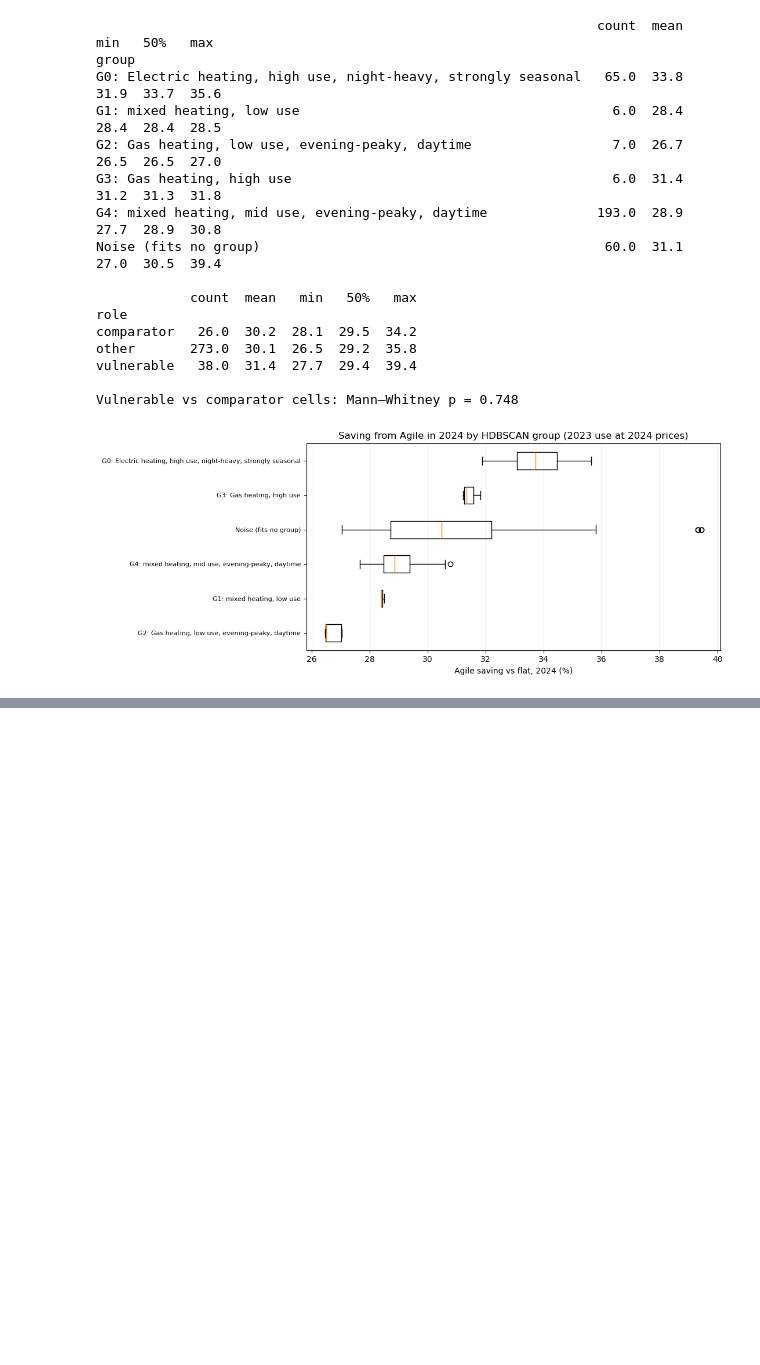
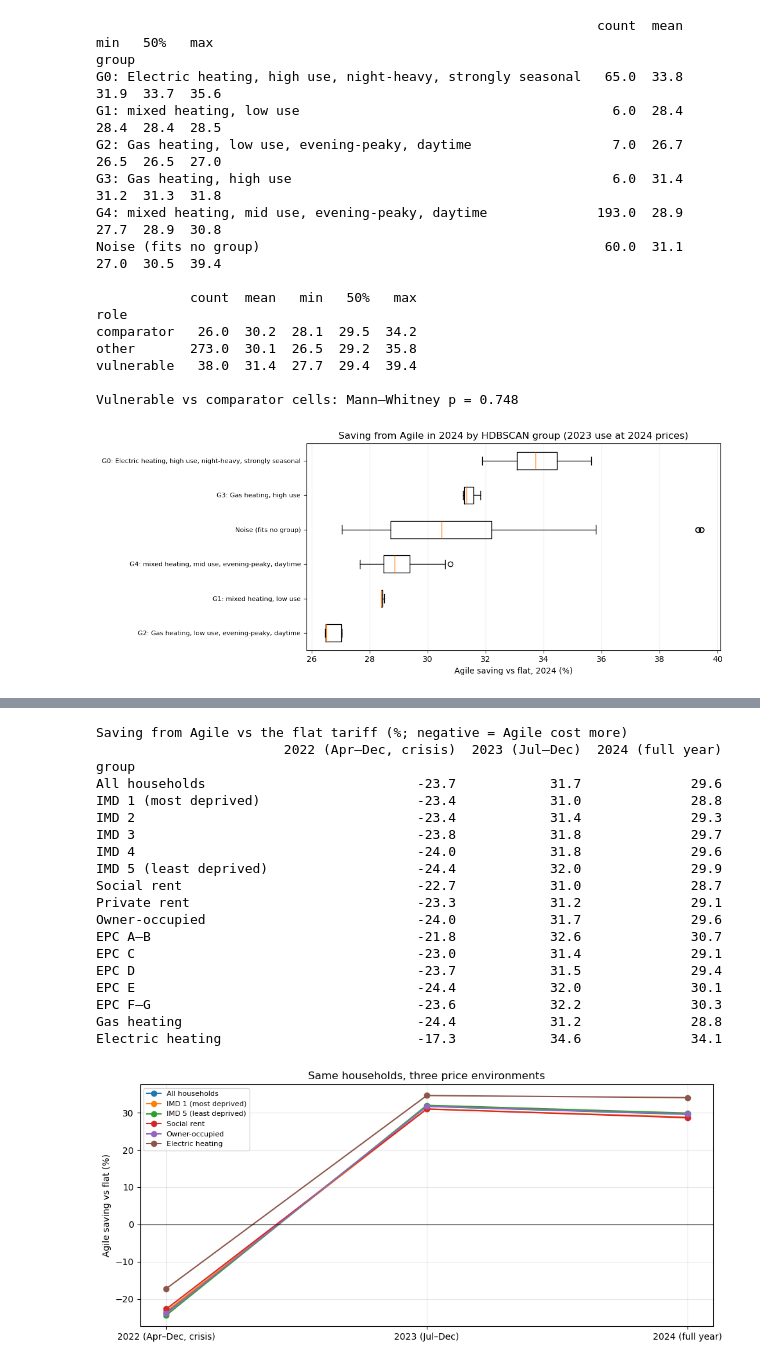
Before and after one commit to joshi-akanksha/Equitable-Energy-Load-Modeling, a Jupyter notebook: EnergyPovertyTariffs.ipynb, the cells around one changed output, grey strips where cells are left out. Cells and saved outputs as stored; diff of their text form; code cells hidden in the pictures; blank space fills up the shorter version.

```diff
--- a/EnergyPovertyTariffs.ipynb
+++ b/EnergyPovertyTariffs.ipynb
@@ -649,3 +815,56 @@ Vulnerable vs comparator cells: Mann–Whitney p = 0.748
+# %%
+# the same groups in three price environments; 2023 = Jul–Dec (no Energy Price Guarantee distortion)
+S23, E23 = "2023-07-01", "2024-01-01"
+ag23 = tu.half_hourly_rates(tu.fetch_unit_rates(tu.AGILE_PRODUCT, tu.agile_code(REGION), "2023-01-01", "2024-01-01"), S23, E23)
+fl23 = tu.half_hourly_rates(tu.fetch_unit_rates(tu.FLEX_PRODUCT, tu.flex_code(REGION), "2023-01-01", "2024-01-01"), S23, E23)
+sa23 = tu.daily_standing_charges(tu.fetch_standing_charges(tu.AGILE_PRODUCT, tu.agile_code(REGION), "2023-01-01", "2024-01-01"), S23, E23)
+sf23 = tu.daily_standing_charges(tu.fetch_standing_charges(tu.FLEX_PRODUCT, tu.flex_code(REGION), "2023-01-01", "2024-01-01"), S23, E23)
+idx23 = tu.half_hour_index(S23, E23)
+rows = []
+for name in FOCUS:
+    f = FOCUS[name]
+    prof = {"both": su.daily_profile(hh, 2023, ELEC, "Wh", to_kwh=True, **f)}
+    if not f:
+        prof.update({d: su.daily_profile(hh, 2023, ELEC, "Wh", to_kwh=True, weekday_weekend=d) for d in ("weekday", "weekend")})
+    k23 = tu.build_consumption(prof, su.monthly_series(monthly, ELEC, "kWh/day", **f), idx23)
+    rows.append({"group": name,
+                 "2022 (Apr–Dec, crisis)": -bills22.loc[name, f"{AG}: extra vs flat %"],
+                 "2023 (Jul–Dec)": 100 * (1 - tu.bill(k23, ag23, sa23)["total_gbp"] / tu.bill(k23, fl23, sf23)["total_gbp"]),
+                 "2024 (full year)": bills.loc[name, "Agile saving %"]})
+years = pd.DataFrame(rows).set_index("group")
+print("Saving from Agile vs the flat tariff (%; negative = Agile cost more)")
+print(years.round(1).to_string())
+years.to_csv(OUT / "agile_saving_by_year.csv")
+
+show = ["All households", "IMD 1 (most deprived)", "IMD 5 (least deprived)", "Social rent", "Owner-occupied", "Electric heating"]
+fig, ax = plt.subplots(figsize=(10, 4.5))
+for name in show:
+    ax.plot(range(3), years.loc[name].to_numpy(), marker="o", label=name)
+ax.axhline(0, color="black", linewidth=0.8)
+ax.set_xticks(range(3), years.columns); ax.set_ylabel("Agile saving vs flat (%)")
+ax.set_title("Same households, three price environments"); ax.legend(fontsize=8); ax.grid(alpha=0.3)
+plt.tight_layout(); plt.show()
+# %% [output]
+Saving from Agile vs the flat tariff (%; negative = Agile cost more)
+                        2022 (Apr–Dec, crisis)  2023 (Jul–Dec)  2024 (full year)
+group
+All households                           -23.7            31.7              29.6
+IMD 1 (most deprived)                    -23.4            31.0              28.8
+IMD 2                                    -23.4            31.4              29.3
+IMD 3                                    -23.8            31.8              29.7
+IMD 4                                    -24.0            31.8              29.6
+IMD 5 (least deprived)                   -24.4            32.0              29.9
+Social rent                              -22.7            31.0              28.7
+Private rent                             -23.3            31.2              29.1
+Owner-occupied                           -24.0            31.7              29.6
+EPC A–B                                  -21.8            32.6              30.7
+EPC C                                    -23.0            31.4              29.1
+EPC D                                    -23.7            31.5              29.4
+EPC E                                    -24.4            32.0              30.1
+EPC F–G                                  -23.6            32.2              30.3
+Gas heating                              -24.4            31.2              28.8
+Electric heating                         -17.3            34.6              34.1
+[figure, added]
 # %% [markdown]
 ## Conclusions
 
```
Also changed, not shown: parts of 6 cells of this notebook, 1 other file.
